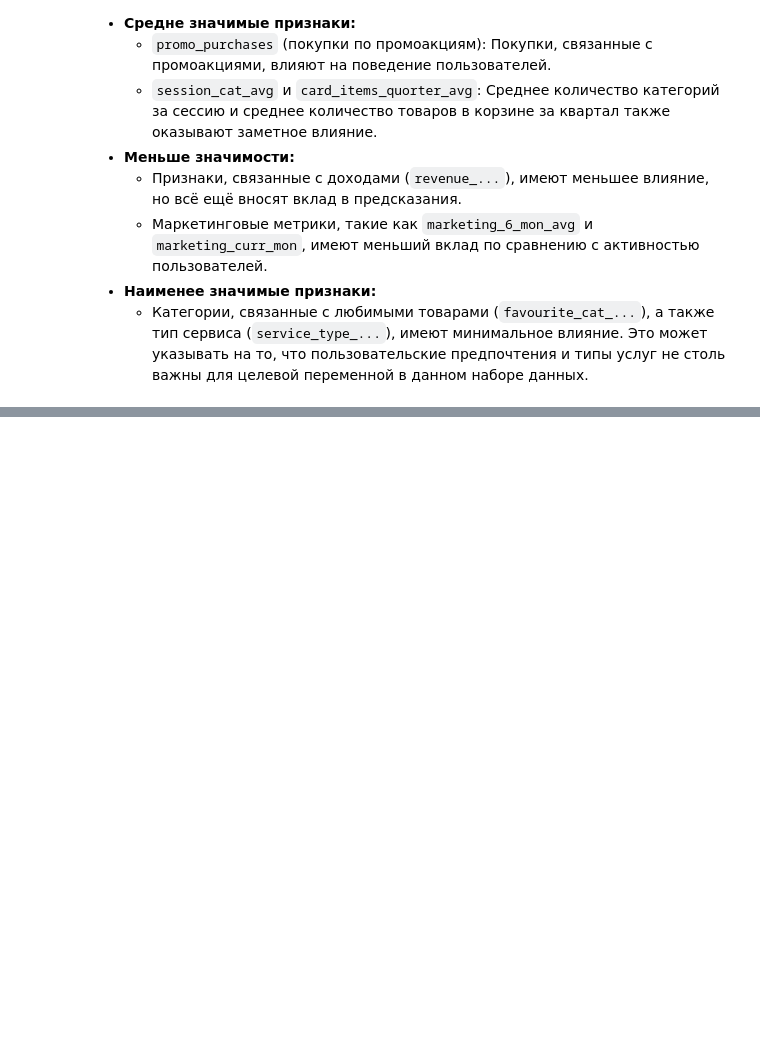
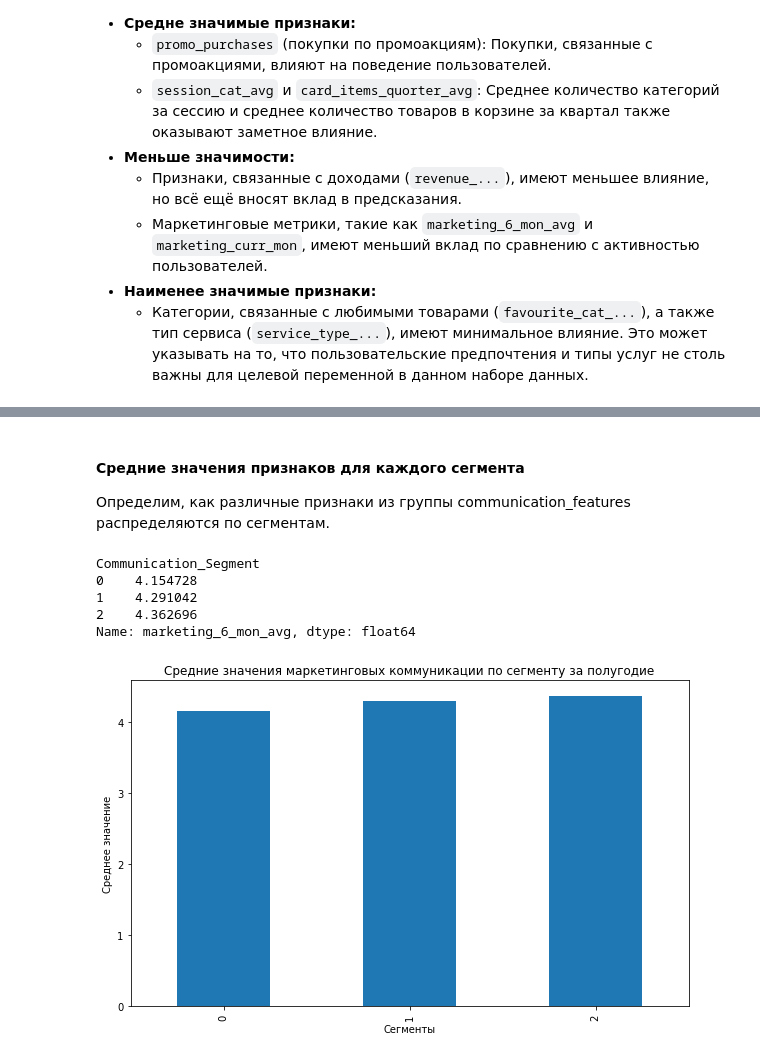
Before and after one commit to arina-fedorova/DataAnalysis, a Jupyter notebook: RU/Анализ поведения покупателей и разработка стратегии повышения активности клиентов/Activity_improvement_strategy.ipynb, the cells around one changed output, grey strips where cells are left out. Cells and saved outputs as stored; diff of their text form; code cells hidden in the pictures; blank space fills up the shorter version.

```diff
--- a/RU/Анализ поведения покупателей и разработка стратегии повышения активности клиентов/Activity_improvement_strategy.ipynb
+++ b/RU/Анализ поведения покупателей и разработка стратегии повышения активности клиентов/Activity_improvement_strategy.ipynb
@@ -1401,0 +1542,20 @@ plt.show()
+# %% [markdown]
+#### Средние значения признаков для каждого сегмента
+Определим, как различные признаки из группы communication_features распределяются по сегментам.
+# %%
+marketing_6_mon_analysis = final_merged_df.groupby('Communication_Segment')['marketing_6_mon_avg'].mean()
+print(marketing_6_mon_analysis)
+
+# Визуализация среднего значения для ключевых признаков
+marketing_6_mon_analysis.T.plot(kind='bar', figsize=(10, 6))
+plt.title('Средние значения маркетинговых коммуникации по сегменту за полугодие')
+plt.xlabel('Сегменты')
+plt.ylabel('Среднее значение')
+plt.show()
+# %% [output]
+Communication_Segment
+0    4.154728
+1    4.291042
+2    4.362696
+Name: marketing_6_mon_avg, dtype: float64
+[figure, added]
```
Also changed, not shown: parts of 29 cells of this notebook.
